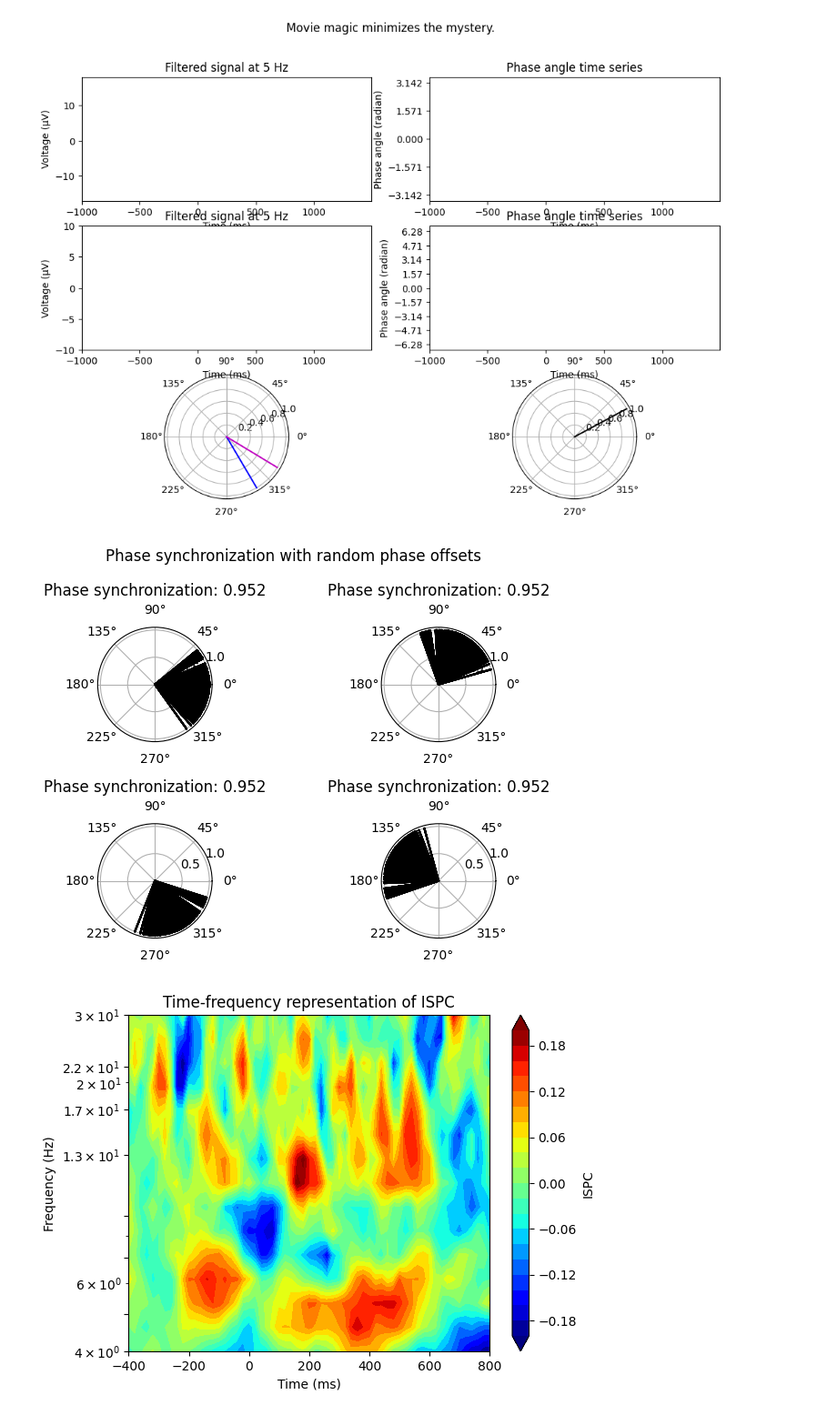
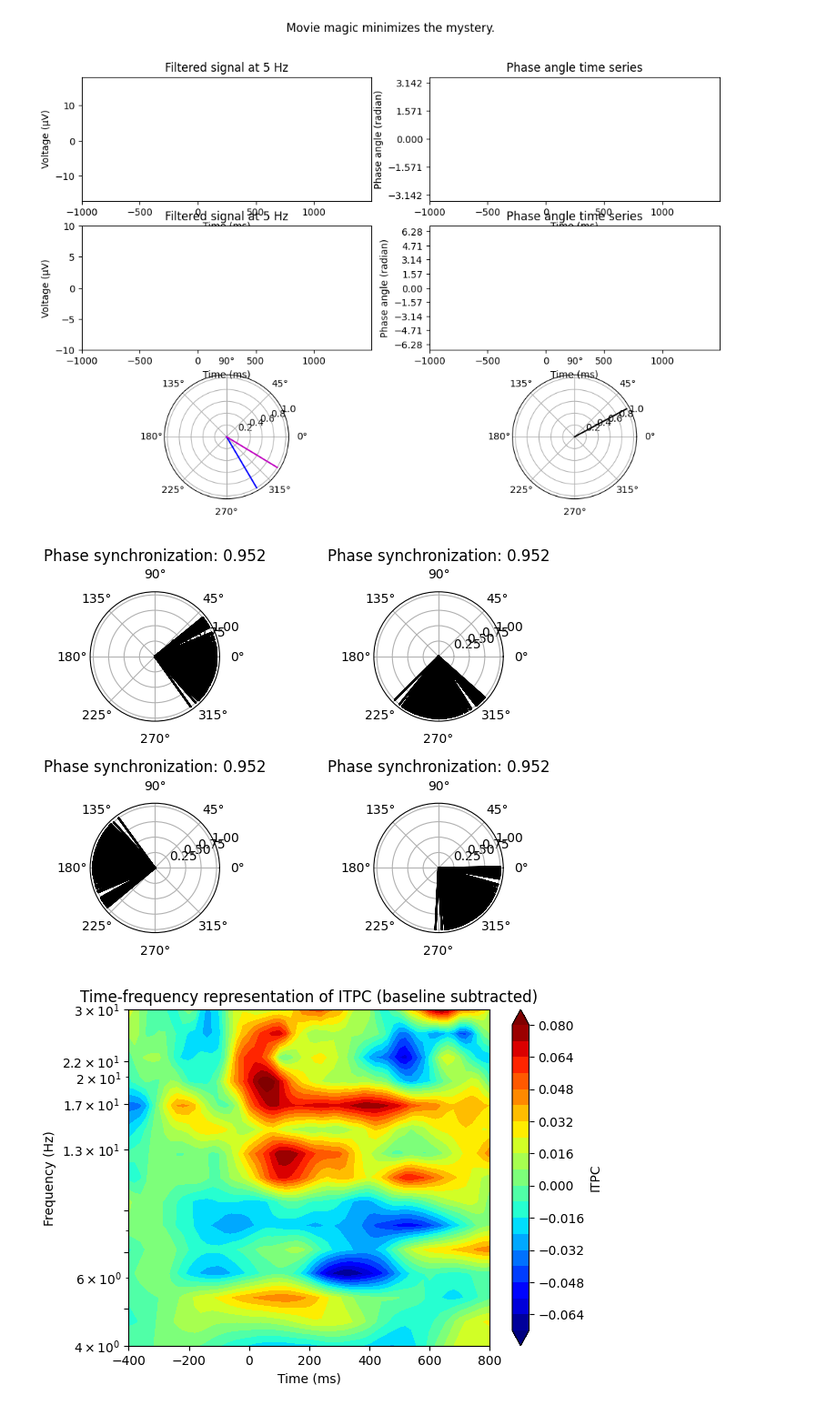
Before and after one commit to agencyenterprise/AnalyzingNeuralTimeSeries-Python, a Jupyter notebook: src/chapter26.ipynb, the cells around one changed output. Shown at 91% size. Drawn from its saved outputs; the diff is of its cells as text; code cells hidden in the pictures.

```diff
--- a/src/chapter26.ipynb
+++ b/src/chapter26.ipynb
@@ -22,7 +20,8 @@ from mne.time_frequency import tfr_array_morlet
 # %%
+# Figure 26.1
+
 # Load sample EEG dataset
-eeg_data = loadmat('../data/sampleEEGdata.mat')
-EEG = eeg_data['EEG'][0, 0]
+EEG = loadmat('../data/sampleEEGdata.mat')['EEG'][0, 0]
 
 # Names of the channels you want to synchronize
 channel1 = 'P1'
@@ -30,30 +29,31 @@ channel2 = 'Pz'
 
 # Create complex Morlet wavelet
 center_freq = 5  # in Hz
-time = np.arange(-1, 1 + 1/EEG['srate'][0][0], 1/EEG['srate'][0][0])  # time for wavelet
+srate = EEG['srate'][0, 0]
+time = np.arange(-1, 1 + 1/srate, 1/srate)  # time for wavelet
 wavelet = np.exp(2 * 1j * np.pi * center_freq * time) * np.exp(-time**2 / (2 * (4 / (2 * np.pi * center_freq))**2)) / center_freq
 half_of_wavelet_size = (len(time) - 1) // 2
 
 # FFT parameters
 n_wavelet = len(time)
-n_data = EEG['pnts'][0][0]
+n_data = EEG['pnts'][0, 0]
 n_convolution = n_wavelet + n_data - 1
 
 # FFT of wavelet
 fft_wavelet = fft(wavelet, n_convolution)
 
 # Initialize output time-frequency data
-phase_data = np.zeros((2, EEG['pnts'][0][0]))
-real_data = np.zeros((2, EEG['pnts'][0][0]))
+phase_data = np.zeros((2, n_data))
+real_data = np.zeros((2, n_data))
 
 # Find channel indices
 chanidx = [EEG['chanlocs'][0]['labels']==channel1, EEG['chanlocs'][0]['labels']==channel2]
 
 # Run convolution and extract filtered signal (real part) and phase
 for chani in range(2):
-    fft_data = fft(EEG['data'][chanidx[chani], :, 0], n_convolution)
+    fft_data = fft(np.squeeze(EEG['data'][chanidx[chani], :, 0]), n_convolution)
     convolution_result_fft = ifft(fft_wavelet * fft_data, n_convolution) * np.sqrt(4 / (2 * np.pi * center_freq))
-    convolution_result_fft = convolution_result_fft[0][half_of_wavelet_size:-half_of_wavelet_size]
+    convolution_result_fft = convolution_result_fft[half_of_wavelet_size:-half_of_wavelet_size]
 
     # Collect real and phase data
     phase_data[chani, :] = np.angle(convolution_result_fft)
@@ -138,30 +138,23 @@ HTML(ani.to_html5_video())
 [figure]
 # %%
 # Figure 26.2
+fig, axs = plt.subplots(2, 2, subplot_kw=dict(polar=True))
 
-# Set up the figure
-fig, axs = plt.subplots(2, 2, subplot_kw={'polar': True})
-fig.suptitle('Phase synchronization with random phase offsets')
-
-# Plot initial phase synchronization in polar space
-axs[0, 0].plot(np.tile(phase_data[1, :] - phase_data[0, :], 2), np.tile([0, 1], EEG['pnts'][0][0]), 'k')
-axs[0, 0].set_title(f"Phase synchronization: {np.abs(np.mean(np.exp(1j * (np.diff(phase_data, axis=0))))):.3f}")
+# Plot phase synchronization for the original data
+axs[0, 0].plot(np.tile(phase_data[1, :] - phase_data[0, :], 2), np.tile([0, 1], n_data), 'k')
+axs[0, 0].set_title('Phase synchronization: {:.3f}'.format(np.abs(np.mean(np.exp(1j * (phase_data[1, :] - phase_data[0, :]))))))
 
 # Generate new phase data with random phase offsets and plot
-new_phase_data = phase_data.copy()
 for i in range(1, 4):
-    # Add random phase offset
-    new_phase_data[0, :] = new_phase_data[0, :] + np.random.rand() * np.pi
-
-    # Plot again
-    axs[i // 2, i % 2].plot(np.tile(new_phase_data[1, :] - new_phase_data[0, :] + np.pi/2, 2),
-                            np.tile([0, 1], EEG['pnts'][0][0]), 'k')
-    axs[i // 2, i % 2].set_title(f"Phase synchronization: {np.abs(np.mean(np.exp(1j * (np.diff(new_phase_data, axis=0))))):.3f}")
+    new_phase_data = phase_data.copy()
+    new_phase_data[0, :] += np.random.rand() * np.pi  # add random phase offset
+    axs[i // 2, i % 2].plot(np.tile(new_phase_data[1, :] - new_phase_data[0, :], 2), np.tile([0, 1], n_data), 'k')
+    axs[i // 2, i % 2].set_title('Phase synchronization: {:.3f}'.format(np.abs(np.mean(np.exp(1j * (new_phase_data[1, :] - new_phase_data[0, :]))))))
 
 plt.tight_layout()
 plt.show()
 # %% [output]
-[figure, old version]
+[figure, new version]
 # %%
 # Figure 26.3
 
@@ -196,45 +189,52 @@ ps = np.zeros((len(freqs2use), len(times2save)))
 data_fft1 = fft(EEG['data'][chanidx[0], :, :].flatten('F'), n_convolution)
 data_fft2 = fft(EEG['data'][chanidx[1], :, :].flatten('F'), n_convolution)
 
+# Define time window in indices for each frequency
+time_window_idx = np.round((1000 / freqs2use) * timewindow / (1000 / EEG['srate'][0][0])).astype(int)
+
 # Loop over frequencies
 for fi, freq in enumerate(freqs2use):
+
     # Create wavelet and take FFT
     s = num_cycles[fi] / (2 * np.pi * freq)
-    wavelet = np.exp(2 * 1j * np.pi * freqs2use[fi] * time) * np.exp(-time**2 / (2 * (4 / (2 * np.pi * freqs2use[fi]))**2)) / freqs2use[fi]
-    wavelet_fft = fft(wavelet, n_convolution)
+    wavelet_fft = fft(np.exp(2 * 1j * np.pi * freq * time) * np.exp(-time**2 / (2 * (s**2))), n_convolution)
 
     # Phase angles from channel 1 via convolution
     convolution_result_fft = ifft(wavelet_fft * data_fft1, n_convolution)
     convolution_result_fft = convolution_result_fft[half_wavelet:-half_wavelet]
     phase_sig1 = np.angle(np.reshape(convolution_result_fft, (EEG['pnts'][0][0], EEG['trials'][0][0]), 'F'))
 
     # Phase angles from channel 2 via convolution
     convolution_result_fft = ifft(wavelet_fft * data_fft2, n_convolution)
     convolution_result_fft = convolution_result_fft[half_wavelet:-half_wavelet]
     phase_sig2 = np.angle(np.reshape(convolution_result_fft, (EEG['pnts'][0][0], EEG['trials'][0][0]), 'F'))
 
     # Phase angle differences
     phase_diffs = phase_sig1 - phase_sig2
 
-    # Compute ISPC over trials
-    ispc[fi, :] = np.abs(np.mean(np.exp(1j * phase_diffs[times2saveidx, :]), axis=1))
     ps[fi, :] = np.abs(np.mean(np.exp(1j * phase_diffs[times2saveidx, :]), axis=1))
+
+    # Compute ITPC over trials within the time window
+    for ti, time_idx in enumerate(times2saveidx):
+        time_window_start = max(time_idx - time_window_idx[fi], 0)
+        time_window_end = min(time_idx + time_window_idx[fi], n_data)
+        ispc[fi, ti] = np.abs(np.mean(np.exp(1j * phase_diffs[time_window_start:time_window_end, :]), axis=0)).mean()
 
 # Baseline subtraction
 ispc = ispc - np.mean(ispc[:, baselineidx[0]:baselineidx[1]], axis=1)[:, None]
 
 # Plotting
 plt.figure()
 plt.contourf(times2save, freqs2use, ispc, 20, cmap='jet', extend='both')
 plt.yscale('log')
 plt.yticks(np.round(np.logspace(np.log10(freqs2use[0]), np.log10(freqs2use[-1]), 8)))
-plt.colorbar(label='ISPC')
+plt.colorbar(label='ITPC')
 plt.xlabel('Time (ms)')
 plt.ylabel('Frequency (Hz)')
-plt.title('Time-frequency representation of ISPC')
+plt.title('Time-frequency representation of ITPC (baseline subtracted)')
 plt.show()
 # %% [output]
-[figure, old version]
+[figure, new version]
 # %%
 # Figure 26.4
 plt.figure(figsize=(10, 8))
```
Also changed, not shown: parts of 10 cells of this notebook.
